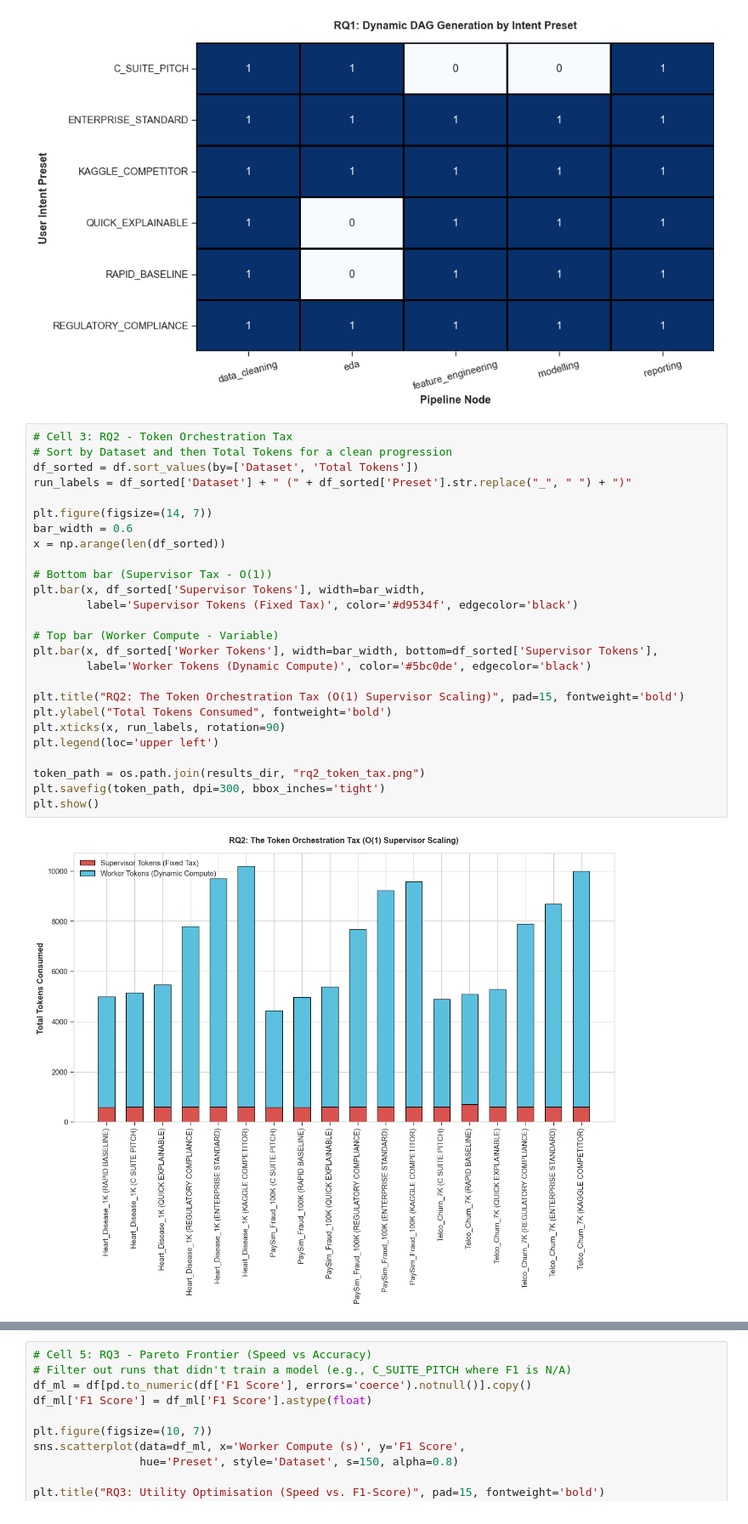
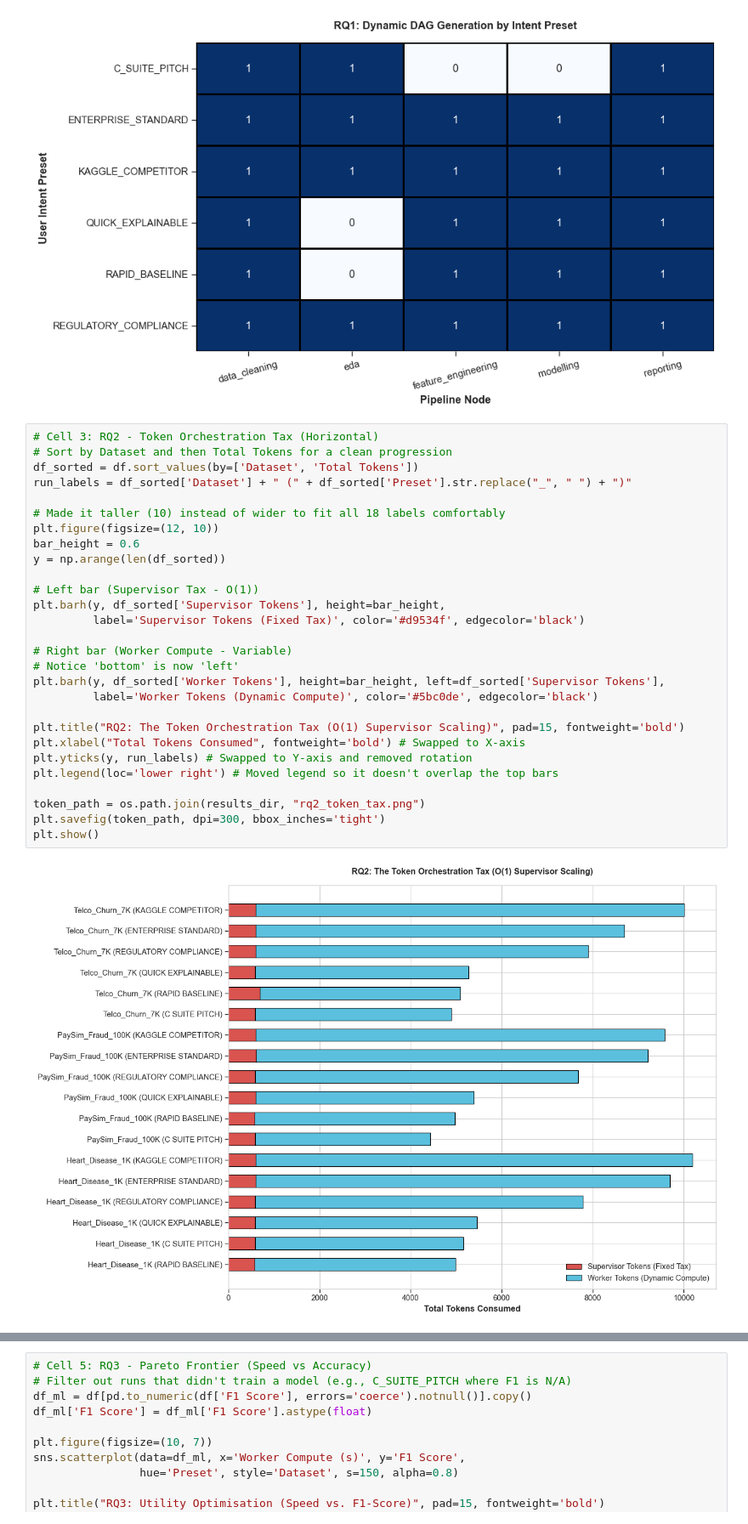
Before and after one commit to RishavChanda25/agentic-data-science-workflow, a Jupyter notebook: notebooks/plot_generator.ipynb, the cells around one changed output, grey strips where cells are left out. Shown at 85% size. Saved outputs shown, nothing was run; the diff lists cells and outputs as text.

Commit message:
chore: changes to visualizations

```diff
--- a/notebooks/plot_generator.ipynb
+++ b/notebooks/plot_generator.ipynb
@@ -54,31 +54,33 @@ plt.show()
 # %% [output]
 [figure]
 # %%
-# Cell 3: RQ2 - Token Orchestration Tax
+# Cell 3: RQ2 - Token Orchestration Tax (Horizontal)
 # Sort by Dataset and then Total Tokens for a clean progression
 df_sorted = df.sort_values(by=['Dataset', 'Total Tokens'])
 run_labels = df_sorted['Dataset'] + " (" + df_sorted['Preset'].str.replace("_", " ") + ")"
 
-plt.figure(figsize=(14, 7))
-bar_width = 0.6
-x = np.arange(len(df_sorted))
+# Made it taller (10) instead of wider to fit all 18 labels comfortably
+plt.figure(figsize=(12, 10))
+bar_height = 0.6
+y = np.arange(len(df_sorted))
 
-# Bottom bar (Supervisor Tax - O(1))
-plt.bar(x, df_sorted['Supervisor Tokens'], width=bar_width,
-        label='Supervisor Tokens (Fixed Tax)', color='#d9534f', edgecolor='black')
+# Left bar (Supervisor Tax - O(1))
+plt.barh(y, df_sorted['Supervisor Tokens'], height=bar_height,
+         label='Supervisor Tokens (Fixed Tax)', color='#d9534f', edgecolor='black')
 
-# Top bar (Worker Compute - Variable)
-plt.bar(x, df_sorted['Worker Tokens'], width=bar_width, bottom=df_sorted['Supervisor Tokens'],
-        label='Worker Tokens (Dynamic Compute)', color='#5bc0de', edgecolor='black')
+# Right bar (Worker Compute - Variable)
+# Notice 'bottom' is now 'left'
+plt.barh(y, df_sorted['Worker Tokens'], height=bar_height, left=df_sorted['Supervisor Tokens'],
+         label='Worker Tokens (Dynamic Compute)', color='#5bc0de', edgecolor='black')
 
 plt.title("RQ2: The Token Orchestration Tax (O(1) Supervisor Scaling)", pad=15, fontweight='bold')
-plt.ylabel("Total Tokens Consumed", fontweight='bold')
-plt.xticks(x, run_labels, rotation=90)
-plt.legend(loc='upper left')
+plt.xlabel("Total Tokens Consumed", fontweight='bold') # Swapped to X-axis
+plt.yticks(y, run_labels) # Swapped to Y-axis and removed rotation
+plt.legend(loc='lower right') # Moved legend so it doesn't overlap the top bars
 
 token_path = os.path.join(results_dir, "rq2_token_tax.png")
 plt.savefig(token_path, dpi=300, bbox_inches='tight')
 plt.show()
 # %% [output]
-[figure, old version]
+[figure, new version]
 # %%
```
Also changed, not shown: parts of 2 cells of this notebook, 4 other files.
